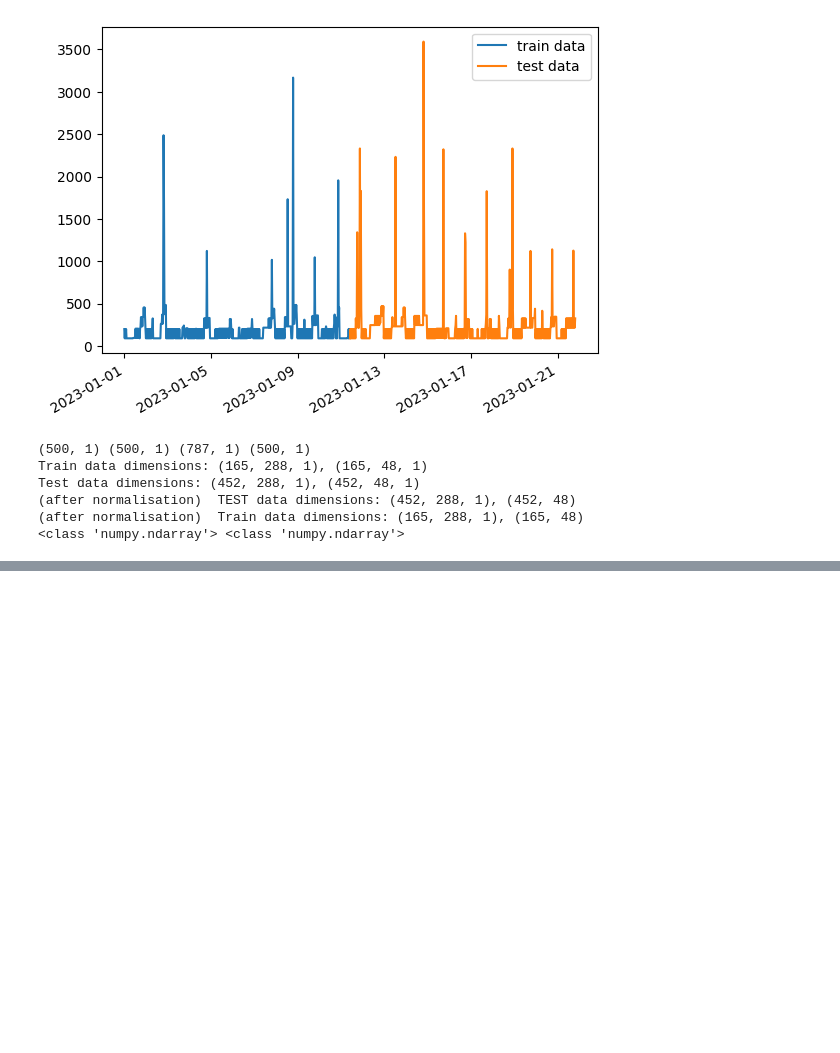
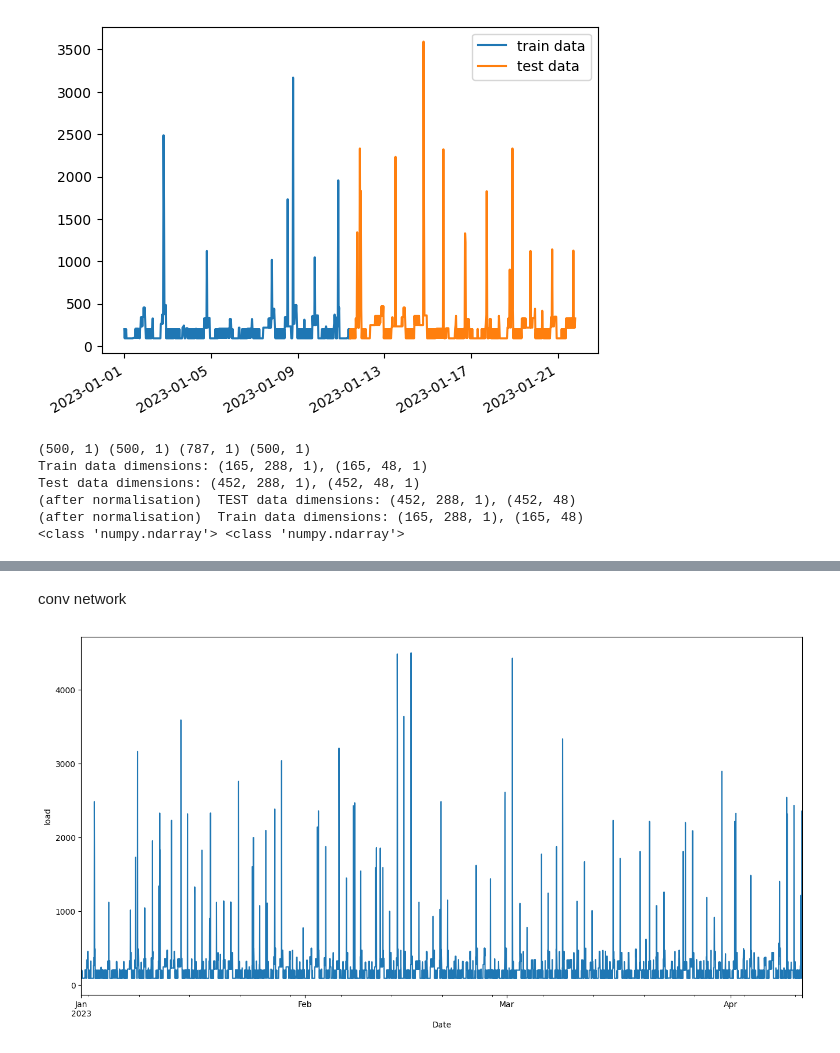
Before and after one commit to Muckthebuck/2023-Energy-kit, a Jupyter notebook: load_dnn.ipynb, the cells around one changed output, grey strips where cells are left out. Saved outputs shown, nothing was run; the diff lists cells and outputs as text; code cells hidden in the pictures; blank space fills up the shorter version.

```diff
--- a/load_dnn.ipynb
+++ b/load_dnn.ipynb
@@ -230,0 +337,10 @@ None
+# %% [markdown]
+conv network
+# %%
+plt.figure(figsize=(16,8))
+df['load'].plot()
+plt.xlabel('Date')
+plt.ylabel('load')
+plt.show()
+# %% [output]
+[figure, added]
```
Also changed, not shown: parts of 19 cells of this notebook, 1 other file.
